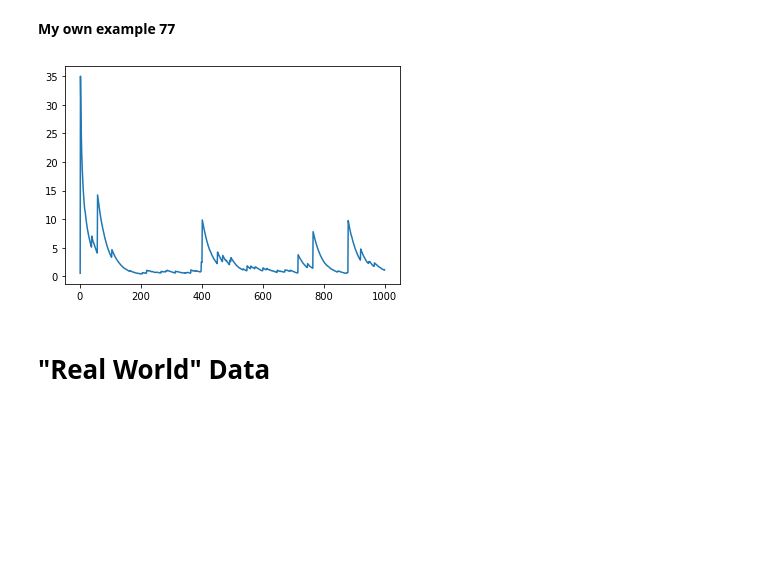
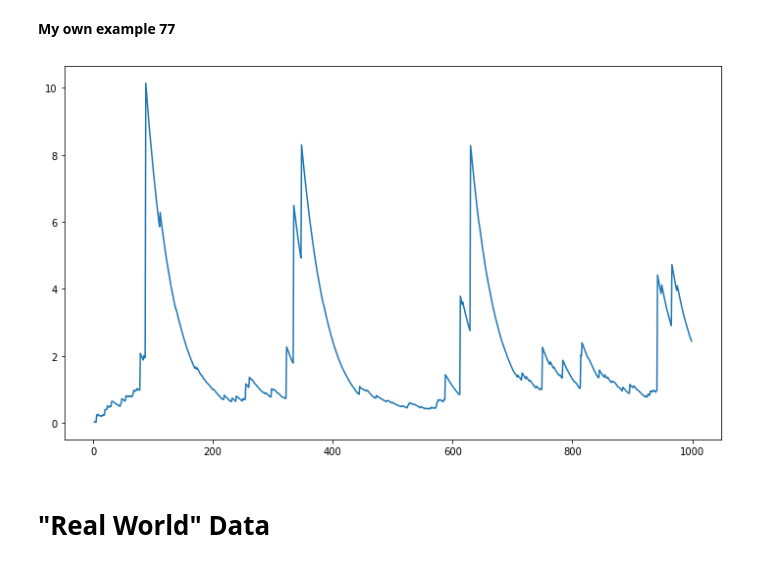
Before and after one commit to damoralesr/MetNumUN2022II, a Jupyter notebook: LAB2/damoralesr_LAB2.ipynb, the cells around one changed output. Cells and saved outputs as stored; diff of their text form; code cells hidden in the pictures; blank space fills up the shorter version.

```diff
--- a/LAB2/damoralesr_LAB2.ipynb
+++ b/LAB2/damoralesr_LAB2.ipynb
@@ -1403,7 +1411,7 @@ aapl.head()
 **My own example 73**
 # %%
 import pandas as pd
-datosgov = pd.read_csv('https://www.datos.gov.co/resource/fdsc-sby2.csv')
+datosgov = pd.read_csv('https://www.datos.gov.co/resource/gt2j-8ykr.csv')
 datosgov.head()
 # %% [output]
 |  | fecha_reporte_web | id_de_caso | fecha_de_notificaci_n | departamento | departamento_nom | ciudad_municipio | ... |
@@ -1468,9 +1474,9 @@ aapl['Close'].pct_change().ewm(span=30).std().plot();
 
 **My own example 77**
 # %%
-datosgov['edad'].pct_change().ewm(span=30).std().plot();
+datosgov['edad'].pct_change().ewm(span=40).std().plot();
 # %% [output]
-[figure, old version]
+[figure, new version]
 # %% [markdown]
 # "Real World" Data
 # %%
```
Also changed, not shown: parts of 103 cells of this notebook.
